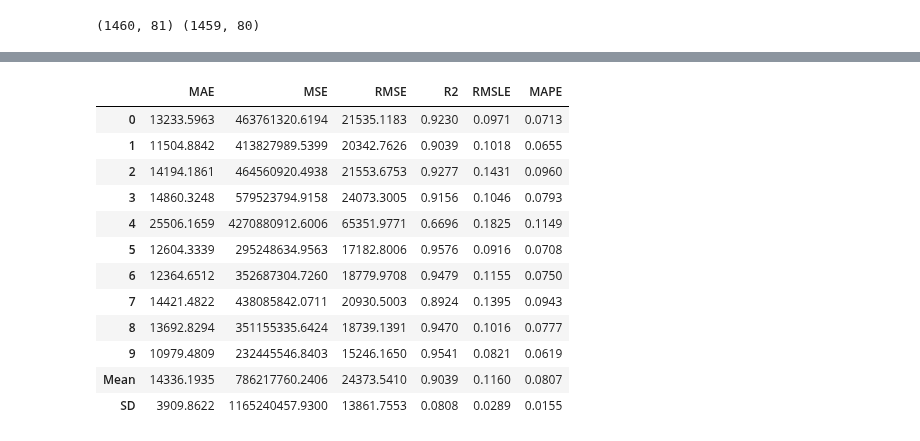
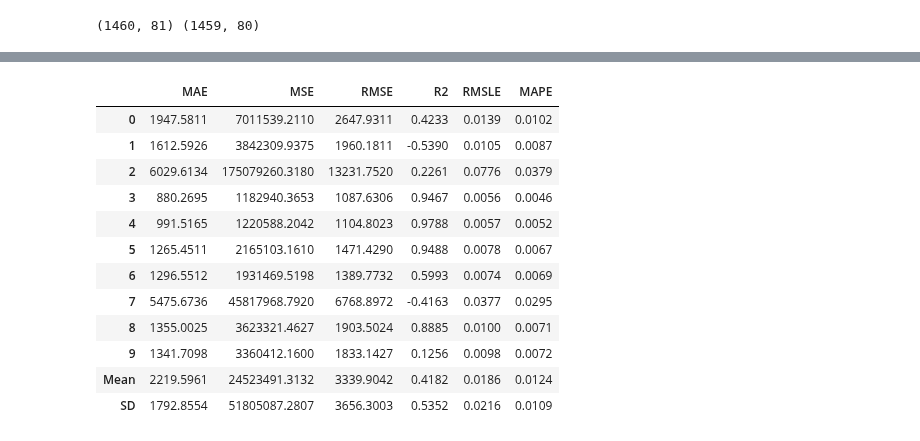
Before and after one commit to wilsonify/pycaret, a Jupyter notebook: examples/PyCaret_2_HousePrice_Regresion.ipynb, the cells around one changed output, grey strips where cells are left out. Drawn from its saved outputs; the diff is of its cells as text; code cells hidden in the pictures.

```diff
--- a/examples/PyCaret_2_HousePrice_Regresion.ipynb
+++ b/examples/PyCaret_2_HousePrice_Regresion.ipynb
@@ -78,6 +267,10 @@ Setup Succesfully Completed.
 # %%
 # Blacklist Theil–Sen Regressor
 # Auto sort on R2
-compare_models(blacklist = ['tr'])
+top3=compare_models(
+    #include=['et','gbr','rf'],
+    exclude=['xgboost'],
+    n_select=3
+)
 # %% [output]
 |  | Model | MAE | MSE | RMSE | R2 | RMSLE | MAPE | TT (Sec) |
@@ -139,20 +417,20 @@ cat_boost = tune_model(cat_boost)
 # %%
 # Blending models
-blender = blend_models(estimator_list = [huber, bayesian_ridge, cat_boost])
+blender = blend_models(estimator_list = top3)
 # %% [output]
 |  | MAE | MSE | RMSE | R2 | RMSLE | MAPE |
-| 0 | 13233.5963 | 463761320.6194 | 21535.1183 | 0.9230 | 0.0971 | 0.0713 |
-| 1 | 11504.8842 | 413827989.5399 | 20342.7626 | 0.9039 | 0.1018 | 0.0655 |
-| 2 | 14194.1861 | 464560920.4938 | 21553.6753 | 0.9277 | 0.1431 | 0.0960 |
-| 3 | 14860.3248 | 579523794.9158 | 24073.3005 | 0.9156 | 0.1046 | 0.0793 |
-| 4 | 25506.1659 | 4270880912.6006 | 65351.9771 | 0.6696 | 0.1825 | 0.1149 |
-| 5 | 12604.3339 | 295248634.9563 | 17182.8006 | 0.9576 | 0.0916 | 0.0708 |
-| 6 | 12364.6512 | 352687304.7260 | 18779.9708 | 0.9479 | 0.1155 | 0.0750 |
-| 7 | 14421.4822 | 438085842.0711 | 20930.5003 | 0.8924 | 0.1395 | 0.0943 |
-| 8 | 13692.8294 | 351155335.6424 | 18739.1391 | 0.9470 | 0.1016 | 0.0777 |
-| 9 | 10979.4809 | 232445546.8403 | 15246.1650 | 0.9541 | 0.0821 | 0.0619 |
-| Mean | 14336.1935 | 786217760.2406 | 24373.5410 | 0.9039 | 0.1160 | 0.0807 |
-| SD | 3909.8622 | 1165240457.9300 | 13861.7553 | 0.0808 | 0.0289 | 0.0155 |
+| 0 | 1947.5811 | 7011539.2110 | 2647.9311 | 0.4233 | 0.0139 | 0.0102 |
+| 1 | 1612.5926 | 3842309.9375 | 1960.1811 | -0.5390 | 0.0105 | 0.0087 |
+| 2 | 6029.6134 | 175079260.3180 | 13231.7520 | 0.2261 | 0.0776 | 0.0379 |
+| 3 | 880.2695 | 1182940.3653 | 1087.6306 | 0.9467 | 0.0056 | 0.0046 |
+| 4 | 991.5165 | 1220588.2042 | 1104.8023 | 0.9788 | 0.0057 | 0.0052 |
+| 5 | 1265.4511 | 2165103.1610 | 1471.4290 | 0.9488 | 0.0078 | 0.0067 |
+| 6 | 1296.5512 | 1931469.5198 | 1389.7732 | 0.5993 | 0.0074 | 0.0069 |
+| 7 | 5475.6736 | 45817968.7920 | 6768.8972 | -0.4163 | 0.0377 | 0.0295 |
+| 8 | 1355.0025 | 3623321.4627 | 1903.5024 | 0.8885 | 0.0100 | 0.0071 |
+| 9 | 1341.7098 | 3360412.1600 | 1833.1427 | 0.1256 | 0.0098 | 0.0072 |
+| Mean | 2219.5961 | 24523491.3132 | 3339.9042 | 0.4182 | 0.0186 | 0.0124 |
+| SD | 1792.8554 | 51805087.2807 | 3656.3003 | 0.5352 | 0.0216 | 0.0109 |
 # %%
 # Finaliszing model for predictions
 model = finalize_model(blender)
```
Also changed, not shown: parts of 42 cells of this notebook.
